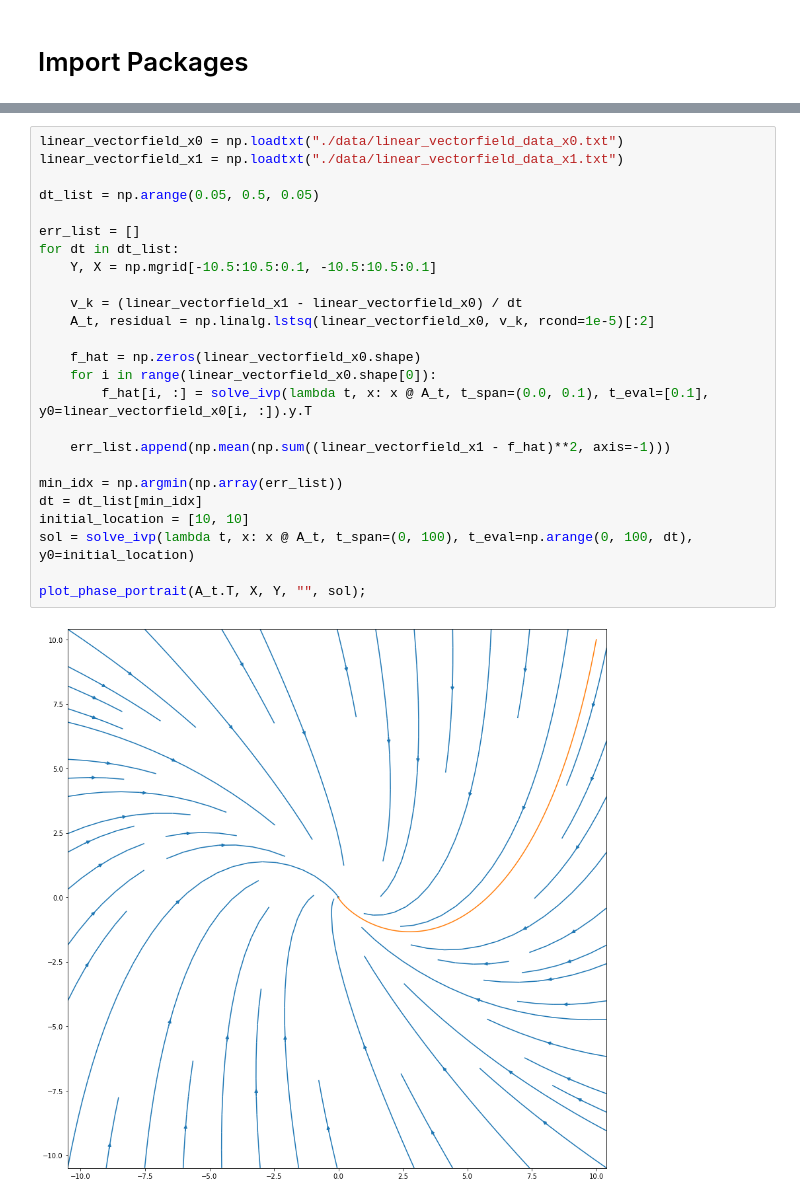
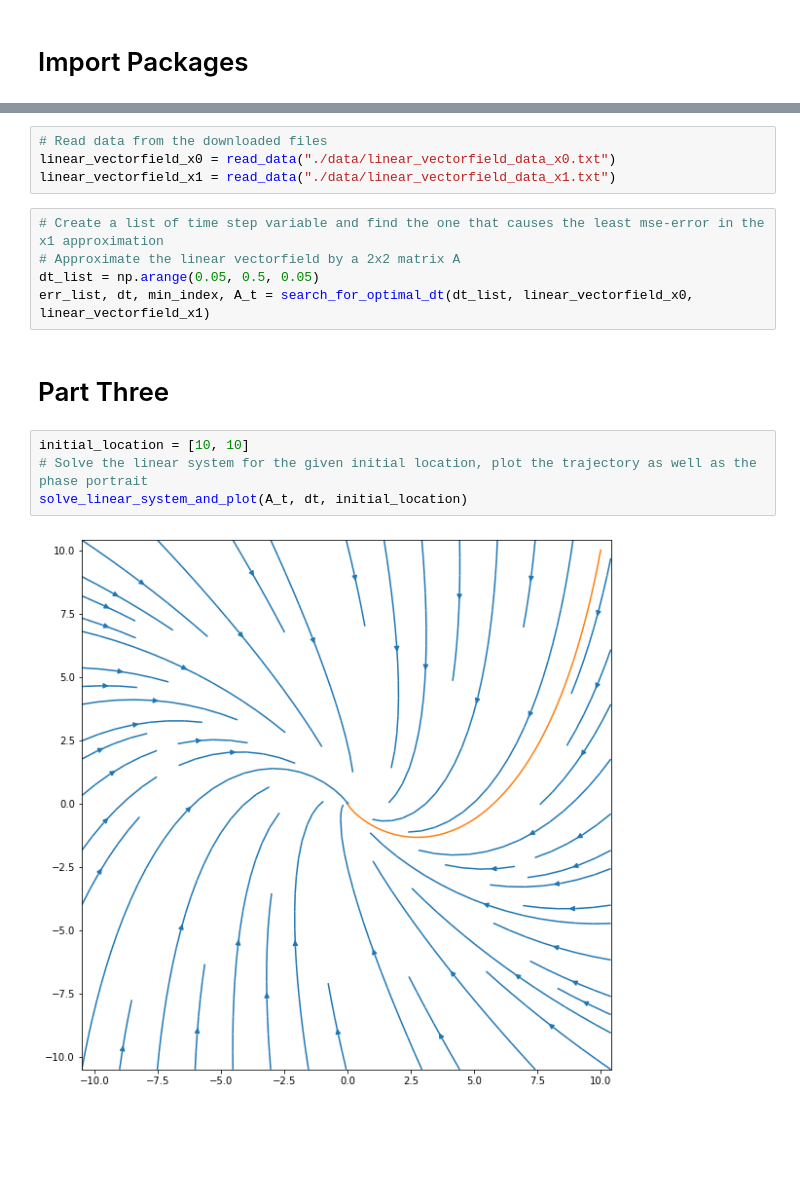
Before and after one commit to mlcms-SS22-Group-A/mlcms-SS22-Group-A, a Jupyter notebook: task_2.ipynb, the cells around one changed output, grey strips where cells are left out. Saved outputs shown, nothing was run; the diff lists cells and outputs as text; blank space fills up the shorter version.

```diff
--- a/task_2.ipynb
+++ b/task_2.ipynb
@@ -32,27 +10,17 @@ def plot_phase_portrait(A, X, Y, title, sol):
-# %%
-linear_vectorfield_x0 = np.loadtxt("./data/linear_vectorfield_data_x0.txt")
-linear_vectorfield_x1 = np.loadtxt("./data/linear_vectorfield_data_x1.txt")
-
-dt_list = np.arange(0.05, 0.5, 0.05)
-
-err_list = []
-for dt in dt_list:
-    Y, X = np.mgrid[-10.5:10.5:0.1, -10.5:10.5:0.1]
-
-    v_k = (linear_vectorfield_x1 - linear_vectorfield_x0) / dt
-    A_t, residual = np.linalg.lstsq(linear_vectorfield_x0, v_k, rcond=1e-5)[:2]
-
-    f_hat = np.zeros(linear_vectorfield_x0.shape)
-    for i in range(linear_vectorfield_x0.shape[0]):
-        f_hat[i, :] = solve_ivp(lambda t, x: x @ A_t, t_span=(0.0, 0.1), t_eval=[0.1], y0=linear_vectorfield_x0[i, :]).y.T
-
-    err_list.append(np.mean(np.sum((linear_vectorfield_x1 - f_hat)**2, axis=-1)))
-
-min_idx = np.argmin(np.array(err_list))
-dt = dt_list[min_idx]
-initial_location = [10, 10]
-sol = solve_ivp(lambda t, x: x @ A_t, t_span=(0, 100), t_eval=np.arange(0, 100, dt), y0=initial_location)
-
-plot_phase_portrait(A_t.T, X, Y, "", sol);
-# %% [output]
-[figure, removed]
+# %%
+# Read data from the downloaded files
+linear_vectorfield_x0 = read_data("./data/linear_vectorfield_data_x0.txt")
+linear_vectorfield_x1 = read_data("./data/linear_vectorfield_data_x1.txt")
+# %%
+# Create a list of time step variable and find the one that causes the least mse-error in the x1 approximation
+# Approximate the linear vectorfield by a 2x2 matrix A
+dt_list = np.arange(0.05, 0.5, 0.05)
+err_list, dt, min_index, A_t = search_for_optimal_dt(dt_list, linear_vectorfield_x0, linear_vectorfield_x1)
+# %% [markdown]
+# Part Three
+# %%
+initial_location = [10, 10]
+# Solve the linear system for the given initial location, plot the trajectory as well as the phase portrait
+solve_linear_system_and_plot(A_t, dt, initial_location)
+# %% [output]
+[figure, added]
```
Also changed, not shown: parts of 4 cells of this notebook, 1 other file.
